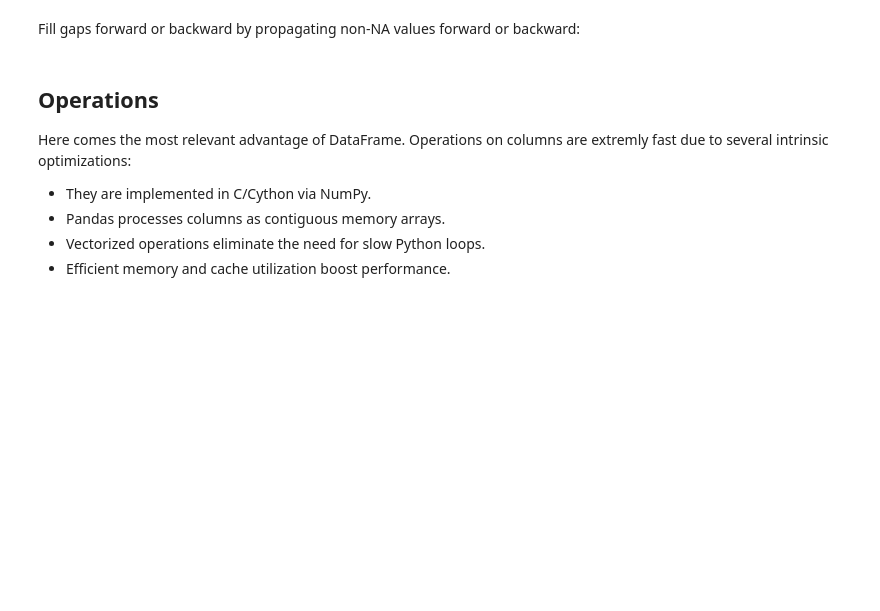
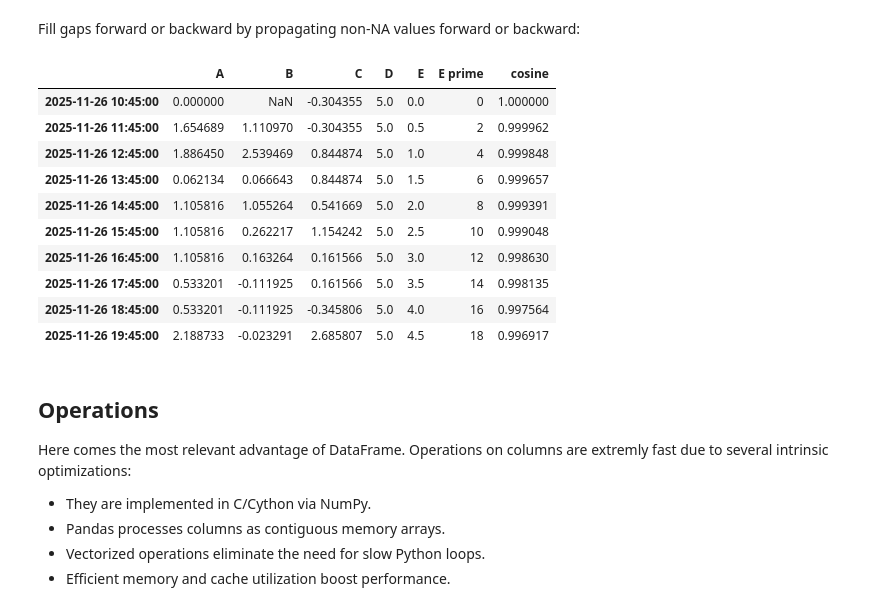
Before and after one commit to adrianorellanamontes/LaboratoryOfComputationalPhysics_Y8, a Jupyter notebook: 06_Pandas.ipynb, the cells around one changed output. Drawn from its saved outputs; the diff is of its cells as text; code cells hidden in the pictures; blank space fills up the shorter version.

```diff
--- a/06_Pandas.ipynb
+++ b/06_Pandas.ipynb
@@ -663,3 +779,18 @@ df_wNan.fillna(method='pad')
+# %%
+df_wNan.ffill()
+# df_wNan.bfill()
+# %% [output]
+|  | A | B | C | D | E | E prime | cosine |
+| 2025-11-26 10:45:00 | 0.000000 | NaN | -0.304355 | 5.0 | 0.0 | 0 | 1.000000 |
+| 2025-11-26 11:45:00 | 1.654689 | 1.110970 | -0.304355 | 5.0 | 0.5 | 2 | 0.999962 |
+| 2025-11-26 12:45:00 | 1.886450 | 2.539469 | 0.844874 | 5.0 | 1.0 | 4 | 0.999848 |
+| 2025-11-26 13:45:00 | 0.062134 | 0.066643 | 0.844874 | 5.0 | 1.5 | 6 | 0.999657 |
+| 2025-11-26 14:45:00 | 1.105816 | 1.055264 | 0.541669 | 5.0 | 2.0 | 8 | 0.999391 |
+| 2025-11-26 15:45:00 | 1.105816 | 0.262217 | 1.154242 | 5.0 | 2.5 | 10 | 0.999048 |
+| 2025-11-26 16:45:00 | 1.105816 | 0.163264 | 0.161566 | 5.0 | 3.0 | 12 | 0.998630 |
+| 2025-11-26 17:45:00 | 0.533201 | -0.111925 | 0.161566 | 5.0 | 3.5 | 14 | 0.998135 |
+| 2025-11-26 18:45:00 | 0.533201 | -0.111925 | -0.345806 | 5.0 | 4.0 | 16 | 0.997564 |
+| 2025-11-26 19:45:00 | 2.188733 | -0.023291 | 2.685807 | 5.0 | 4.5 | 18 | 0.996917 |
 # %% [markdown]
 ## Operations
 
```
Also changed, not shown: parts of 46 cells of this notebook, 4 other files.
